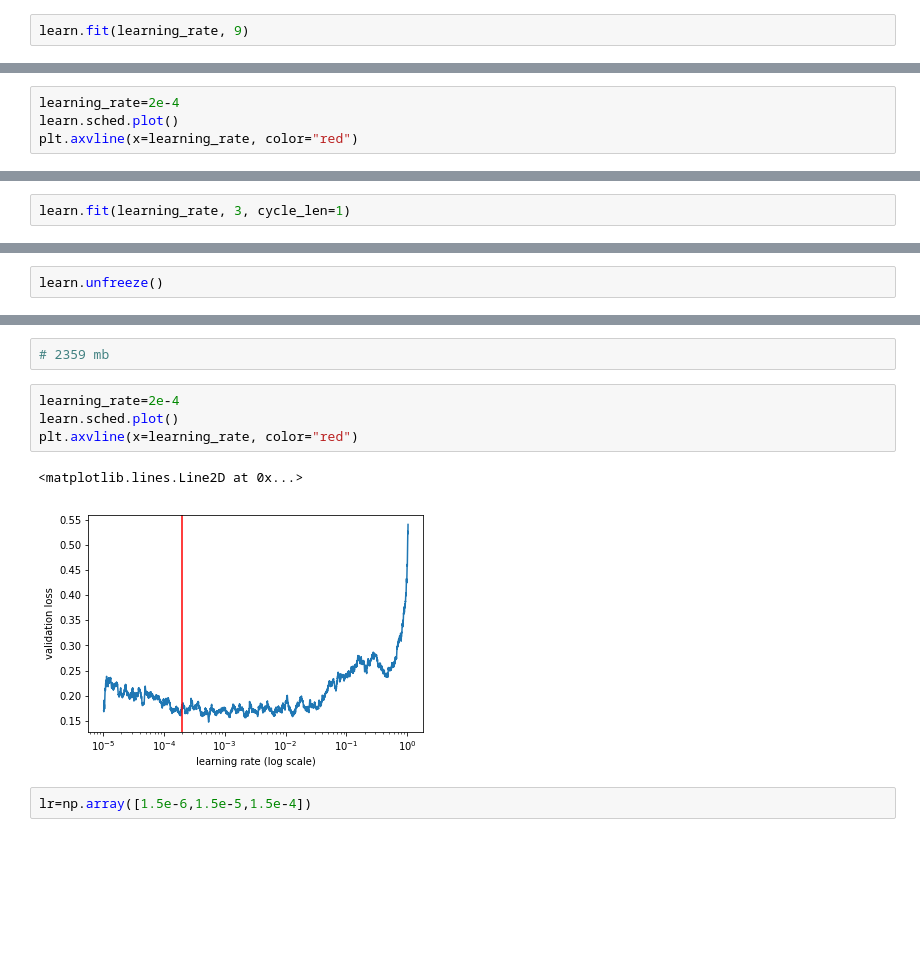
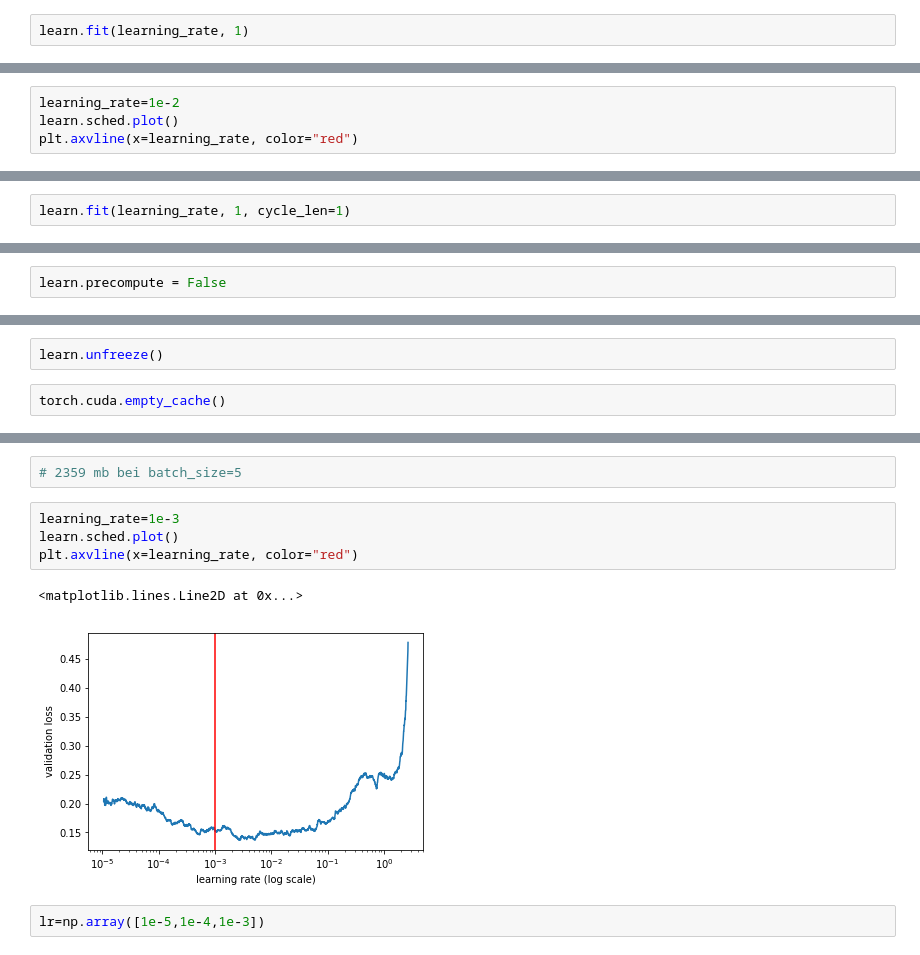
Before and after one commit to donare/Planet-Competition-Exercise, a Jupyter notebook: notebooks/Implementation.ipynb, the cells around one changed output, grey strips where cells are left out. Cells and saved outputs as stored; diff of their text form; blank space fills up the shorter version.

```diff
--- a/notebooks/Implementation.ipynb
+++ b/notebooks/Implementation.ipynb
@@ -104,5 +106,5 @@ plt.axvline(x=learning_rate, color="red")
 # %%
-learn.fit(learning_rate, 9)
+learn.fit(learning_rate, 1)
 # %% [output]
 [interactive output not drawn]
 epoch      trn_loss   val_loss   <lambda>
@@ -124,5 +119,5 @@ learn.lr_find()
 # %%
-learning_rate=2e-4
+learning_rate=1e-2
 learn.sched.plot()
 plt.axvline(x=learning_rate, color="red")
 # %% [output]
@@ -131,5 +126,5 @@ plt.axvline(x=learning_rate, color="red")
 # %%
-learn.fit(learning_rate, 3, cycle_len=1)
+learn.fit(learning_rate, 1, cycle_len=1)
 # %% [output]
 [interactive output not drawn]
 epoch      trn_loss   val_loss   <lambda>
@@ -140,2 +133,4 @@ epoch      trn_loss   val_loss   <lambda>
 # %%
 learn.save('lastlayer')
+# %%
+learn.precompute = False
@@ -143,21 +140,23 @@ learn.save('lastlayer')
 learn.load('lastlayer')
 # %%
 learn.unfreeze()
+# %%
+torch.cuda.empty_cache()
 # %%
 learn.lr_find()
 # %% [output]
 [interactive output not drawn]
 # %%
-# 2359 mb
+# 2359 mb bei batch_size=5
 # %%
-learning_rate=2e-4
+learning_rate=1e-3
 learn.sched.plot()
 plt.axvline(x=learning_rate, color="red")
 # %% [output]
 <matplotlib.lines.Line2D at 0x...>
-[figure, old version]
+[figure, new version]
 # %%
-lr=np.array([1.5e-6,1.5e-5,1.5e-4])
+lr=np.array([1e-5,1e-4,1e-3])
 # %%
 learn.fit(lr, 4, cycle_len=1, cycle_mult=2)
 # %% [output]
```
Also changed, not shown: parts of 72 cells of this notebook.
